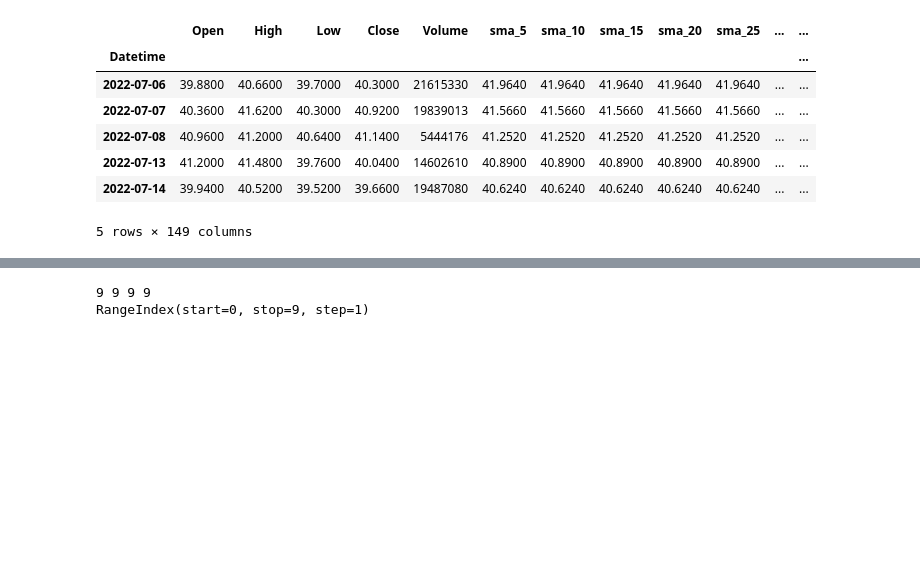
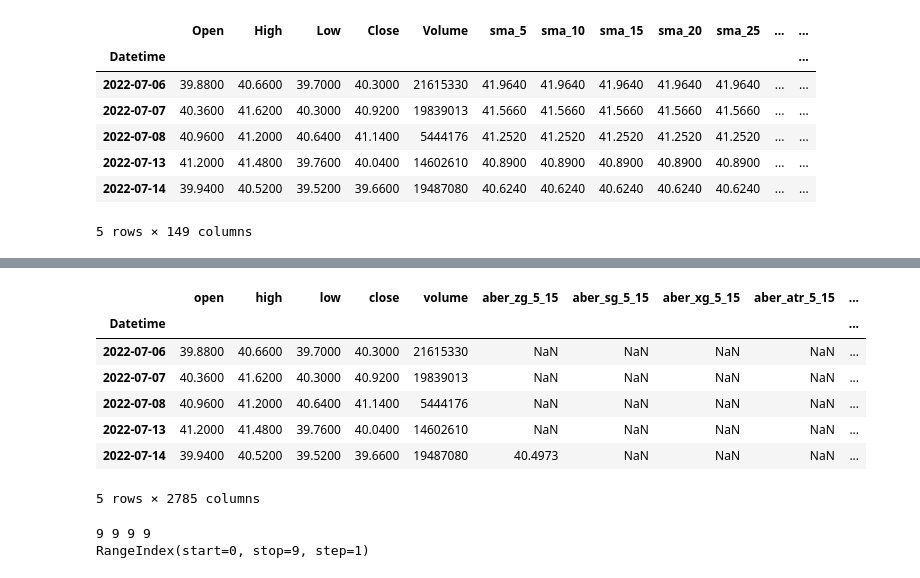
Before and after one commit to kozanakyel/KZ-Engine-Backend, a Jupyter notebook: KZ_project_setup/notebooks/detection_indicators_strategies.ipynb, the cells around one changed output, grey strips where cells are left out. Saved outputs shown, nothing was run; the diff lists cells and outputs as text; code cells hidden in the pictures; blank space fills up the shorter version.

Commit message:
testing our filter status for strategy

```diff
--- a/KZ_project_setup/notebooks/detection_indicators_strategies.ipynb
+++ b/KZ_project_setup/notebooks/detection_indicators_strategies.ipynb
@@ -39,0 +58,4 @@ df.head()
+# %%
+import pandas_ta as ta
+sample.ta.strategy(ta.AllStrategy, verbose=True, timed=True)
+sample.columns = [col.lower() for col in list(sample.columns)]
@@ -40,3 +71,14 @@ df.head()
+# %%
+sample.head()
+# %% [output]
+|  | open | high | low | close | volume | aber_zg_5_15 | aber_sg_5_15 | aber_xg_5_15 | aber_atr_5_15 | ... |
+| Datetime |  |  |  |  |  |  |  |  |  | ... |
+| 2022-07-06 | 39.8800 | 40.6600 | 39.7000 | 40.3000 | 21615330 | NaN | NaN | NaN | NaN | ... |
+| 2022-07-07 | 40.3600 | 41.6200 | 40.3000 | 40.9200 | 19839013 | NaN | NaN | NaN | NaN | ... |
+| 2022-07-08 | 40.9600 | 41.2000 | 40.6400 | 41.1400 | 5444176 | NaN | NaN | NaN | NaN | ... |
+| 2022-07-13 | 41.2000 | 41.4800 | 39.7600 | 40.0400 | 14602610 | NaN | NaN | NaN | NaN | ... |
+| 2022-07-14 | 39.9400 | 40.5200 | 39.5200 | 39.6600 | 19487080 | 40.4973 | NaN | NaN | NaN | ... |
+5 rows × 2785 columns
 # %%
 trade = bt.hisse_strategy_bt(df)
 trade.head()
```
Also changed, not shown: parts of 3 cells of this notebook, 11 other files.
